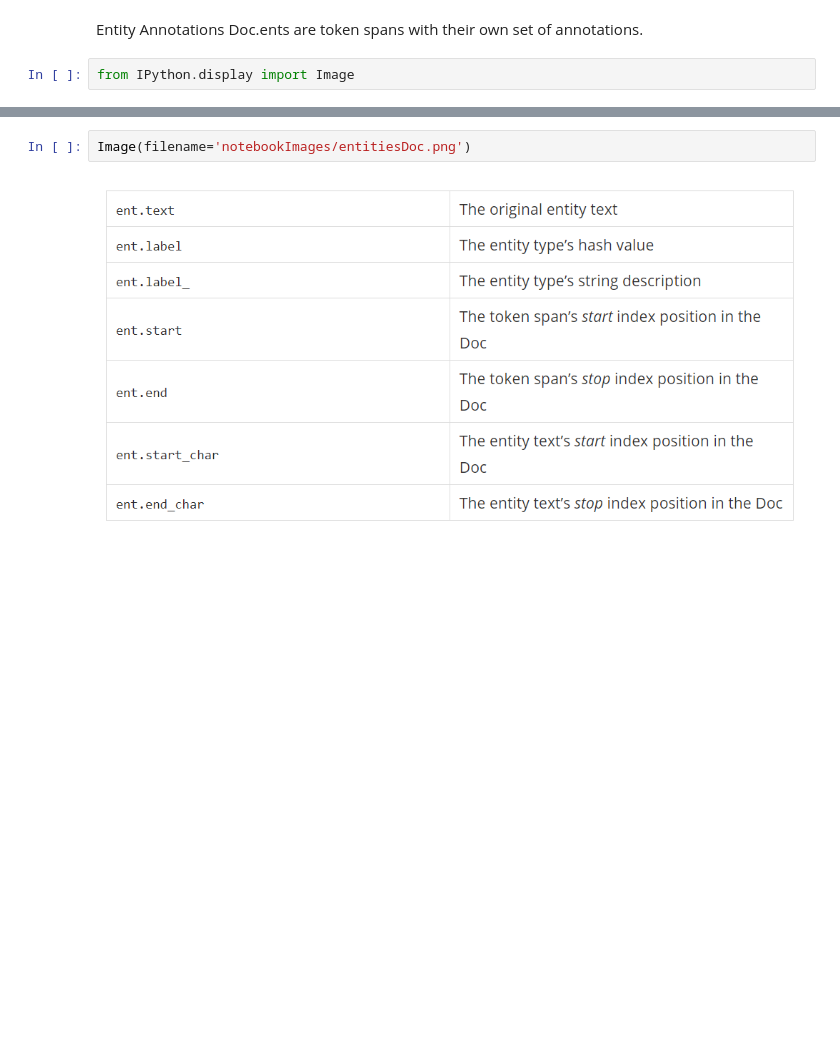
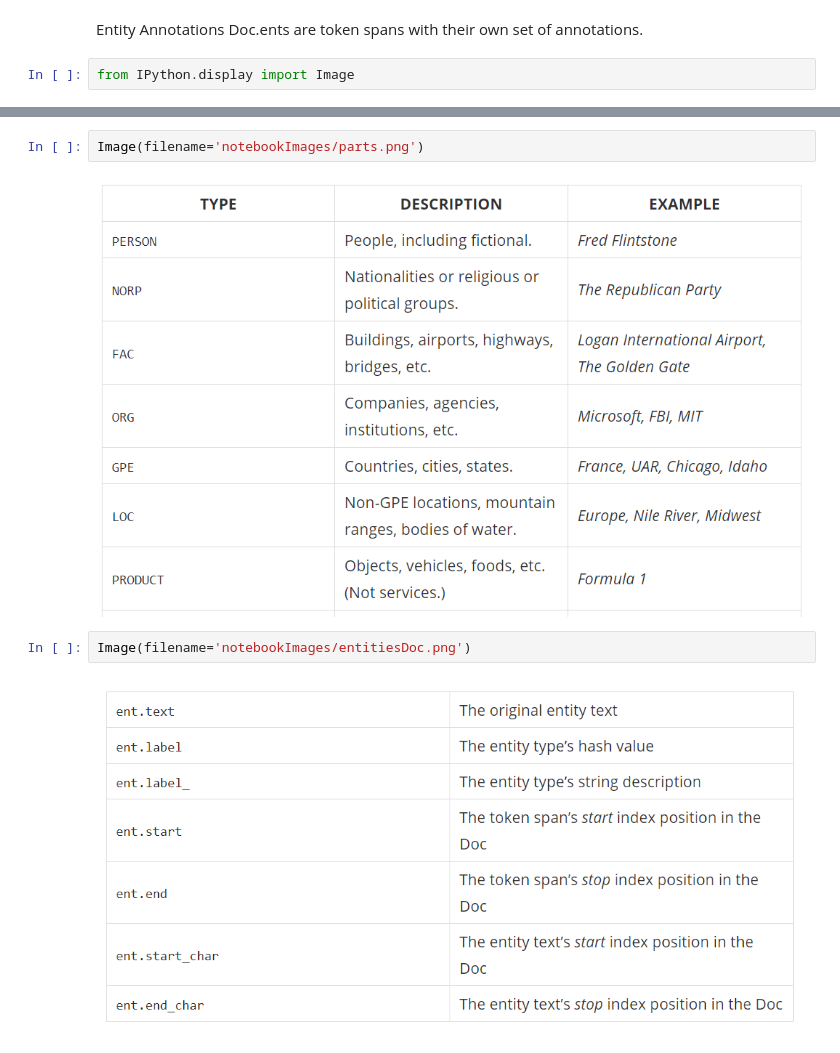
Before and after one commit to bigdataprincess/learn_nlp_beginner, a Jupyter notebook: notebooks/NLP_Soup.ipynb, the cells around one changed output, grey strips where cells are left out. Drawn from its saved outputs; the diff is of its cells as text; blank space fills up the shorter version.

```diff
--- a/notebooks/NLP_Soup.ipynb
+++ b/notebooks/NLP_Soup.ipynb
@@ -121,3 +129,7 @@ from IPython.display import Image
+# %%
+Image(filename='notebookImages/parts.png')
+# %% [output]
+[figure, added]
 # %%
 Image(filename='notebookImages/entitiesDoc.png')
 # %% [output]
```
Also changed, not shown: parts of 27 cells of this notebook.
